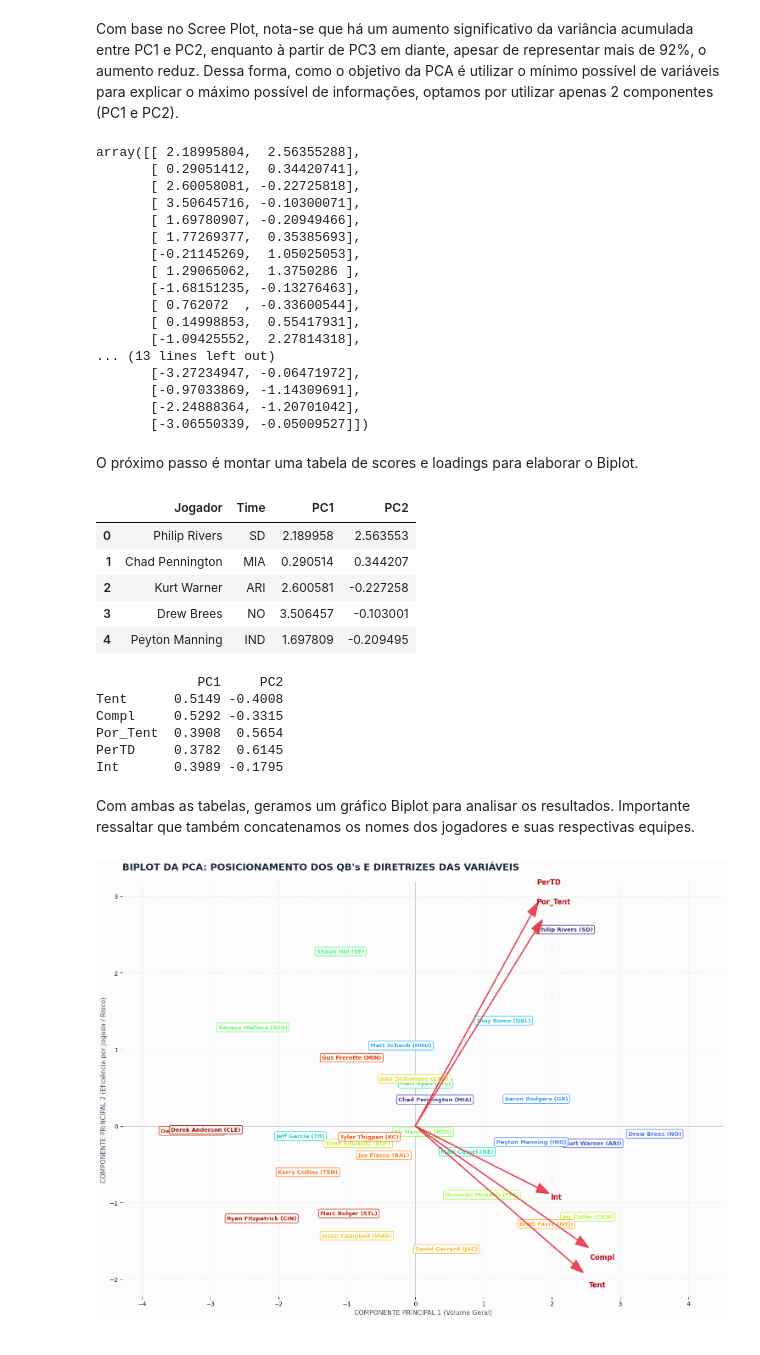
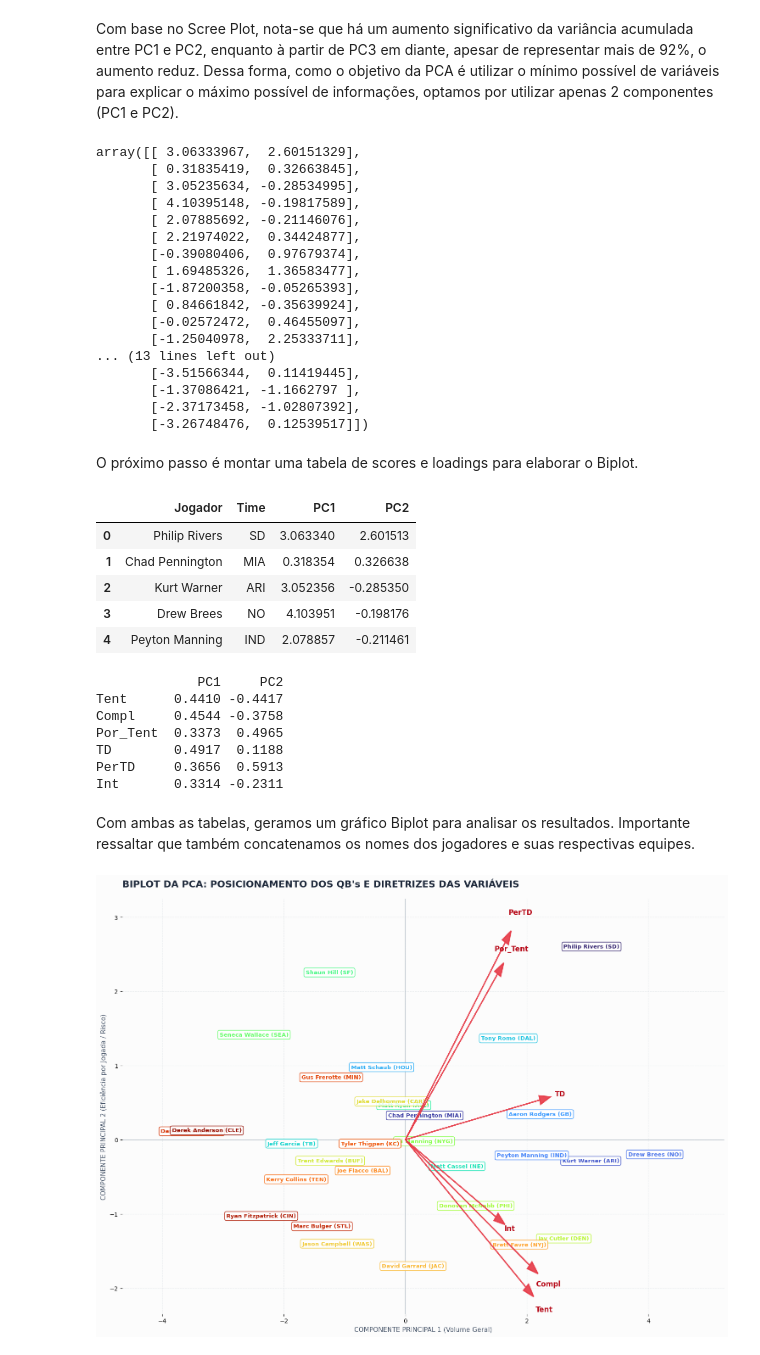
Before and after one commit to LuigiZanon/LNF-analises, a Jupyter notebook: analise.ipynb, the cells around one changed output. Cells and saved outputs as stored; diff of their text form; code cells hidden in the pictures.

```diff
--- a/analise.ipynb
+++ b/analise.ipynb
@@ -485,13 +466,13 @@ data
 O primeiro passo para efetuar a análise é separar as variáveis quantitativas (númericas). Considerando que os valores nulos já foram tratados anteriormente.
 # %%
 # Separando variáveis numéricas
-X = df[['Tent', 'Compl', 'Por_Tent', 'PerTD', 'Int']].values
+X = df[['Tent', 'Compl', 'Por_Tent', 'TD','PerTD', 'Int']].values
 
 # Padronizando os dados
 X_scaled = StandardScaler().fit_transform(X)
 
 # Executando PCA com o número máximo de componentes no momento
-pca = PCA(n_components=5)
+pca = PCA(n_components=6)
 scores_pca = pca.fit_transform(X_scaled)
 
 # Calculando a variância explicada por cada componente
@@ -499,7 +480,7 @@ var_individual = pca.explained_variance_ratio_
 var_acumulada = np.cumsum(var_individual)
 
 tabela_variancia = pd.DataFrame({
-    'Componente': [f'PC{i+1}' for i in range(5)],
+    'Componente': [f'PC{i+1}' for i in range(6)],
     'Variância Individual (%)': var_individual * 100,
     'Variância Acumulada (%)': var_acumulada * 100
 })
@@ -533,23 +515,23 @@ pca_final = PCA(n_components=2)
 valores_pca_final = pca_final.fit_transform(X_scaled)
 valores_pca_final
 # %% [output]
-array([[ 2.18995804,  2.56355288],
-       [ 0.29051412,  0.34420741],
-       [ 2.60058081, -0.22725818],
-       [ 3.50645716, -0.10300071],
-       [ 1.69780907, -0.20949466],
-       [ 1.77269377,  0.35385693],
-       [-0.21145269,  1.05025053],
-       [ 1.29065062,  1.3750286 ],
-       [-1.68151235, -0.13276463],
-       [ 0.762072  , -0.33600544],
-       [ 0.14998853,  0.55417931],
-       [-1.09425552,  2.27814318],
+array([[ 3.06333967,  2.60151329],
+       [ 0.31835419,  0.32663845],
+       [ 3.05235634, -0.28534995],
+       [ 4.10395148, -0.19817589],
+       [ 2.07885692, -0.21146076],
+       [ 2.21974022,  0.34424877],
+       [-0.39080406,  0.97679374],
+       [ 1.69485326,  1.36583477],
+       [-1.87200358, -0.05265393],
+       [ 0.84661842, -0.35639924],
+       [-0.02572472,  0.46455097],
+       [-1.25040978,  2.25333711],
 ... (13 lines left out)
-       [-3.27234947, -0.06471972],
-       [-0.97033869, -1.14309691],
-       [-2.24888364, -1.20701042],
-       [-3.06550339, -0.05009527]])
+       [-3.51566344,  0.11419445],
+       [-1.37086421, -1.1662797 ],
+       [-2.37173458, -1.02807392],
+       [-3.26748476,  0.12539517]])
 # %% [markdown]
 O próximo passo é montar uma tabela de scores e loadings para elaborar o Biplot.
 # %%
@@ -559,22 +541,23 @@ tabela_scores_final = pd.concat([df['Jogador'].reset_index(drop=True), df['Time'
 tabela_scores_final.head()
 # %% [output]
 |  | Jogador | Time | PC1 | PC2 |
-| 0 | Philip Rivers | SD | 2.189958 | 2.563553 |
-| 1 | Chad Pennington | MIA | 0.290514 | 0.344207 |
-| 2 | Kurt Warner | ARI | 2.600581 | -0.227258 |
-| 3 | Drew Brees | NO | 3.506457 | -0.103001 |
-| 4 | Peyton Manning | IND | 1.697809 | -0.209495 |
+| 0 | Philip Rivers | SD | 3.063340 | 2.601513 |
+| 1 | Chad Pennington | MIA | 0.318354 | 0.326638 |
+| 2 | Kurt Warner | ARI | 3.052356 | -0.285350 |
+| 3 | Drew Brees | NO | 4.103951 | -0.198176 |
+| 4 | Peyton Manning | IND | 2.078857 | -0.211461 |
 # %%
 # Tabela de loadings
-loadings = pd.DataFrame(pca_final.components_.T, columns=['PC1', 'PC2'], index=['Tent', 'Compl', 'Por_Tent', 'PerTD', 'Int'])
+loadings = pd.DataFrame(pca_final.components_.T, columns=['PC1', 'PC2'], index=['Tent', 'Compl', 'Por_Tent', 'TD','PerTD', 'Int'])
 print(loadings.round(4).to_string())
 # %% [output]
              PC1     PC2
-Tent      0.5149 -0.4008
-Compl     0.5292 -0.3315
-Por_Tent  0.3908  0.5654
-PerTD     0.3782  0.6145
-Int       0.3989 -0.1795
+Tent      0.4410 -0.4417
+Compl     0.4544 -0.3758
+Por_Tent  0.3373  0.4965
+TD        0.4917  0.1188
+PerTD     0.3656  0.5913
+Int       0.3314 -0.2311
 # %% [markdown]
 Com ambas as tabelas, geramos um gráfico Biplot para analisar os resultados. Importante ressaltar que também concatenamos os nomes dos jogadores e suas respectivas equipes.
 # %%
@@ -613,7 +596,7 @@ for idx, row in tabela_scores_final.iterrows():
 # Plot loadings
 escala_vetores = 4.5
 
-for i, var in enumerate(['Tent', 'Compl', 'Por_Tent', 'PerTD', 'Int']):
+for i, var in enumerate(['Tent', 'Compl', 'Por_Tent', 'TD','PerTD', 'Int']):
     v_x = loadings.loc[var, "PC1"] * escala_vetores
     v_y = loadings.loc[var, "PC2"] * escala_vetores
 
@@ -643,31 +626,31 @@ for i, var in enumerate(['Tent', 'Compl', 'Por_Tent', 'PerTD', 'Int']):
     )
 
 ax.axhline(0, color="#bcc4cd", linestyle="-", linewidth=1.2, zorder=1)
 ax.axvline(0, color="#bcc4cd", linestyle="-", linewidth=1.2, zorder=1)
 ax.grid(True, linestyle="--", alpha=0.3, color="#bcc4cd")
 
 pad_x = (tabela_scores["PC1"].max() - tabela_scores["PC1"].min()) * 0.15
 pad_y = (tabela_scores["PC2"].max() - tabela_scores["PC2"].min()) * 0.15
 ax.set_xlim(tabela_scores["PC1"].min() - pad_x, tabela_scores["PC1"].max() + pad_x)
 ax.set_ylim(tabela_scores["PC2"].min() - pad_y, tabela_scores["PC2"].max() + pad_y)
 
 ax.set_title(
     "BIPLOT DA PCA: POSICIONAMENTO DOS QB's E DIRETRIZES DAS VARIÁVEIS",
     fontsize=16,
     weight="bold",
     color="#1e293b",
     pad=20,
     loc="left",
 )
 ax.set_xlabel("COMPONENTE PRINCIPAL 1 (Volume Geral)", fontsize=11, color="#475569")
 ax.set_ylabel(
     "COMPONENTE PRINCIPAL 2 (Eficiência por Jogada / Risco)",
     fontsize=11,
     color="#475569",
 )
 
 sns.despine(left=True, bottom=True)
 plt.tight_layout()
 plt.show()
 # %% [output]
-[figure, old version]
+[figure, new version]
```
Also changed, not shown: parts of 4 cells of this notebook.
